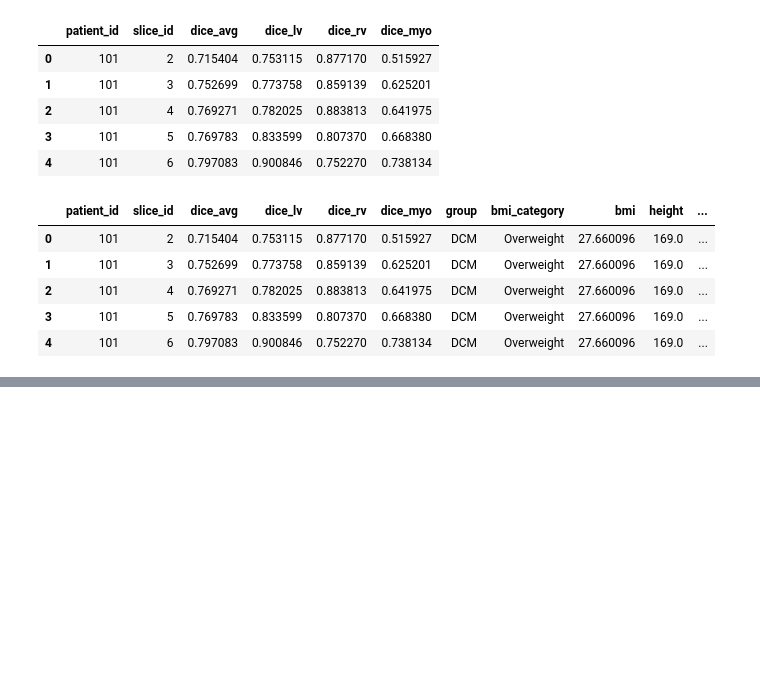
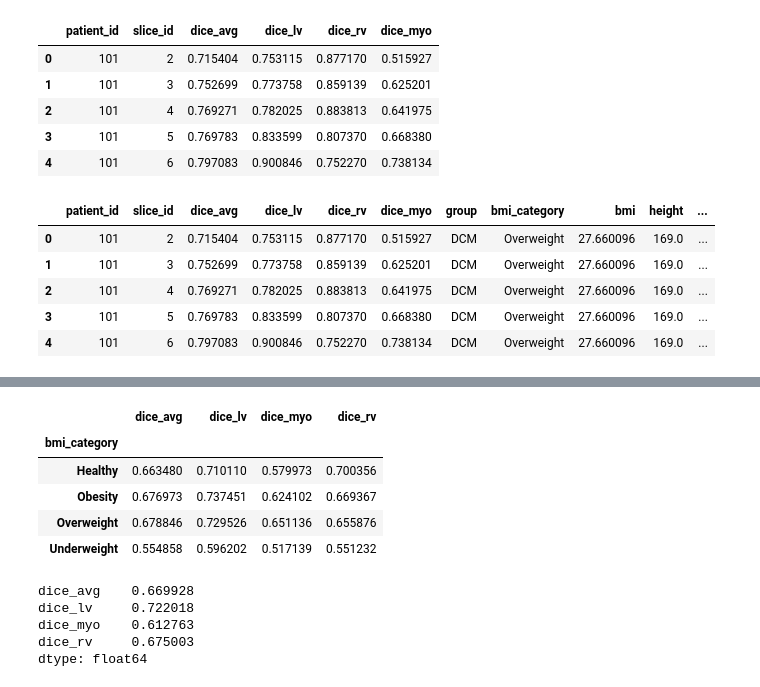
Before and after one commit to msskzx/FCT, a Jupyter notebook: fct_acdc_analysis.ipynb, the cells around one changed output, grey strips where cells are left out. Cells and saved outputs as stored; diff of their text form; code cells hidden in the pictures; blank space fills up the shorter version.

```diff
--- a/fct_acdc_analysis.ipynb
+++ b/fct_acdc_analysis.ipynb
@@ -34,0 +60,17 @@ merged.head()
+# %%
+bmi.groupby('bmi_category').mean(numeric_only=True)
+# %% [output]
+|  | dice_avg | dice_lv | dice_myo | dice_rv |
+| bmi_category |  |  |  |  |
+| Healthy | 0.663480 | 0.710110 | 0.579973 | 0.700356 |
+| Obesity | 0.676973 | 0.737451 | 0.624102 | 0.669367 |
+| Overweight | 0.678846 | 0.729526 | 0.651136 | 0.655876 |
+| Underweight | 0.554858 | 0.596202 | 0.517139 | 0.551232 |
+# %%
+bmi.mean(numeric_only=True)
+# %% [output]
+dice_avg    0.669928
+dice_lv     0.722018
+dice_myo    0.612763
+dice_rv     0.675003
+dtype: float64
```
Also changed, not shown: parts of 5 cells of this notebook.
